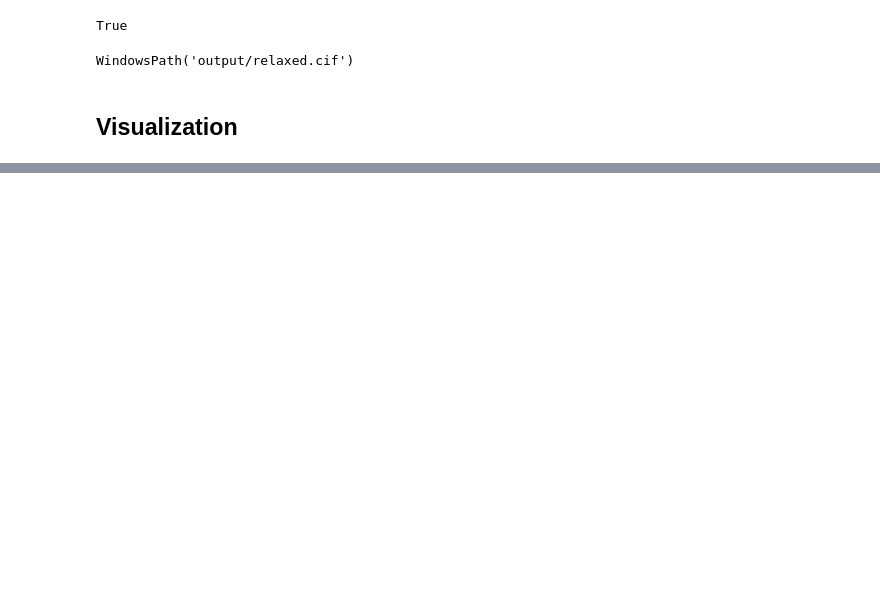
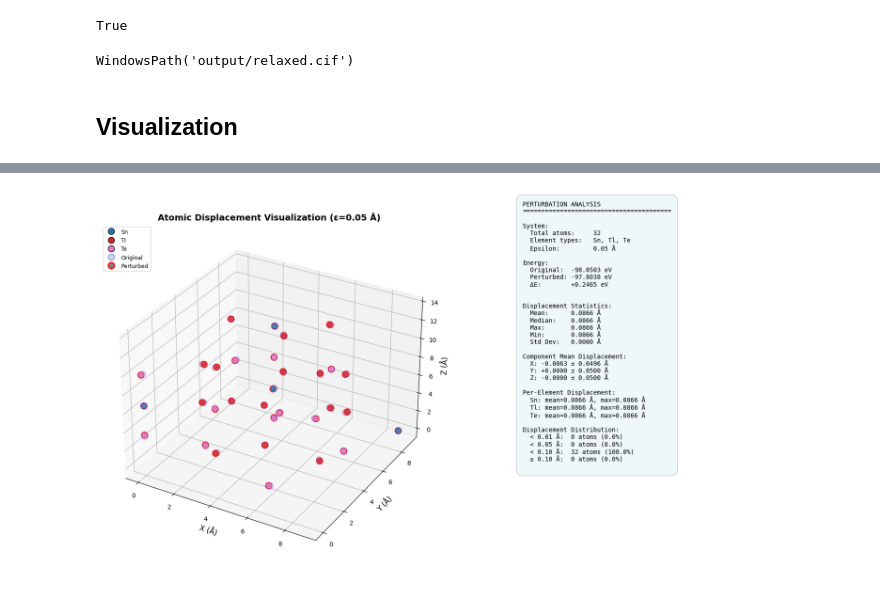
Before and after one commit to TRustworthy-AI-Tools-for-Science/mlff_attack, a Jupyter notebook: notebooks/uma_workflow.ipynb, the cells around one changed output, grey strips where cells are left out. Saved outputs shown, nothing was run; the diff lists cells and outputs as text; code cells hidden in the pictures; blank space fills up the shorter version.

Commit message:
Add attack in uma_workflow.ipynb

```diff
--- a/notebooks/uma_workflow.ipynb
+++ b/notebooks/uma_workflow.ipynb
@@ -106,0 +112,30 @@ visualization_path
+# %%
+outdir = Path("output")
+relaxed_cif = outdir / "relaxed.cif"
+attack_outdir = Path("output_perturbed")
+attack_outdir.mkdir(parents=True, exist_ok=True)
+
+output_cif = attack_outdir / "relaxed_perturbed.cif"
+# %%
+attack_atoms = load_structure(relaxed_cif)
+
+if attack_atoms is None:
+    raise RuntimeError(f"Failed to load relaxed structure from {relaxed_cif}")
+
+output_file, perturbed_atoms, attack_details = make_attack(
+    atoms=attack_atoms,
+    model_path="uma-s-1p1",
+    device=device,
+    output_cif=output_cif,
+    attack_type="fgsm",
+    epsilon=0.05,
+    n_steps=1,
+    target_energy=None,
+    clip=True,
+    calculator="uma",
+    uma_task="omat",
+    uma_charge=0,
+    uma_spin=1,
+)
+
+output_file
@@ -106,0 +145,10 @@ visualization_path
+# %%
+fig = visualize_perturbation(
+    attack_atoms,
+    perturbed_atoms,
+    epsilon=0.05,
+    outdir=attack_outdir,
+)
+plt.show()
+# %% [output]
+[figure, added]
```
Also changed, not shown: parts of 7 cells of this notebook.
